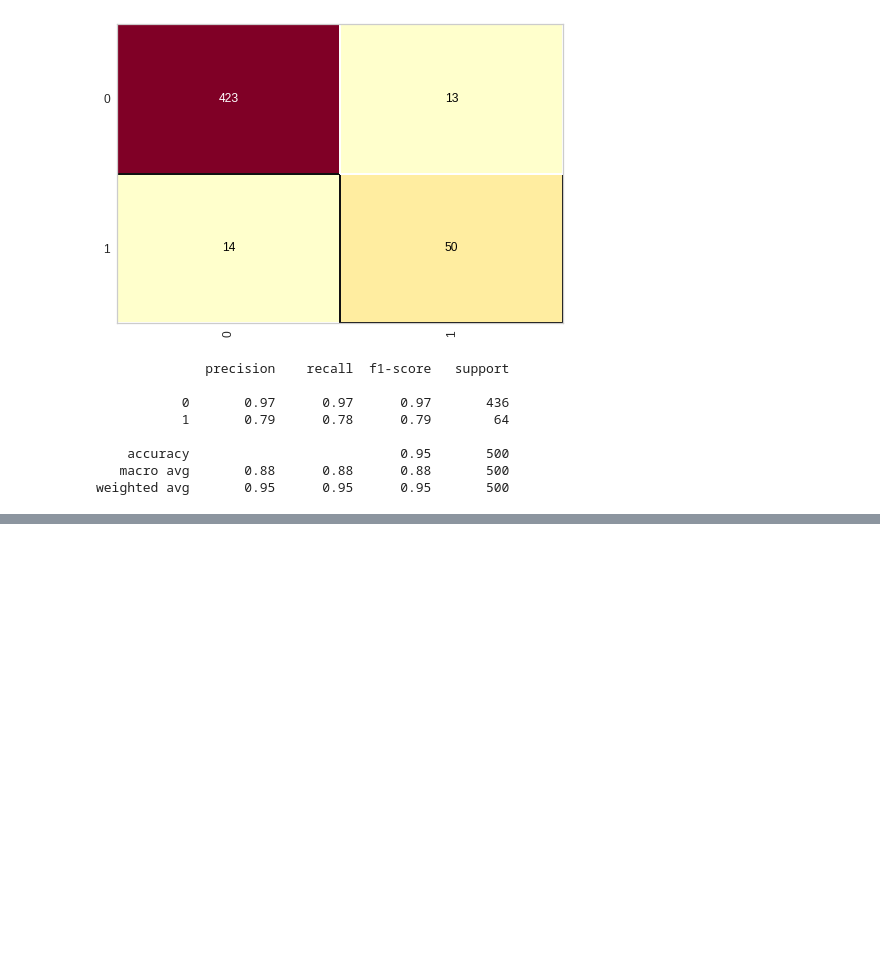
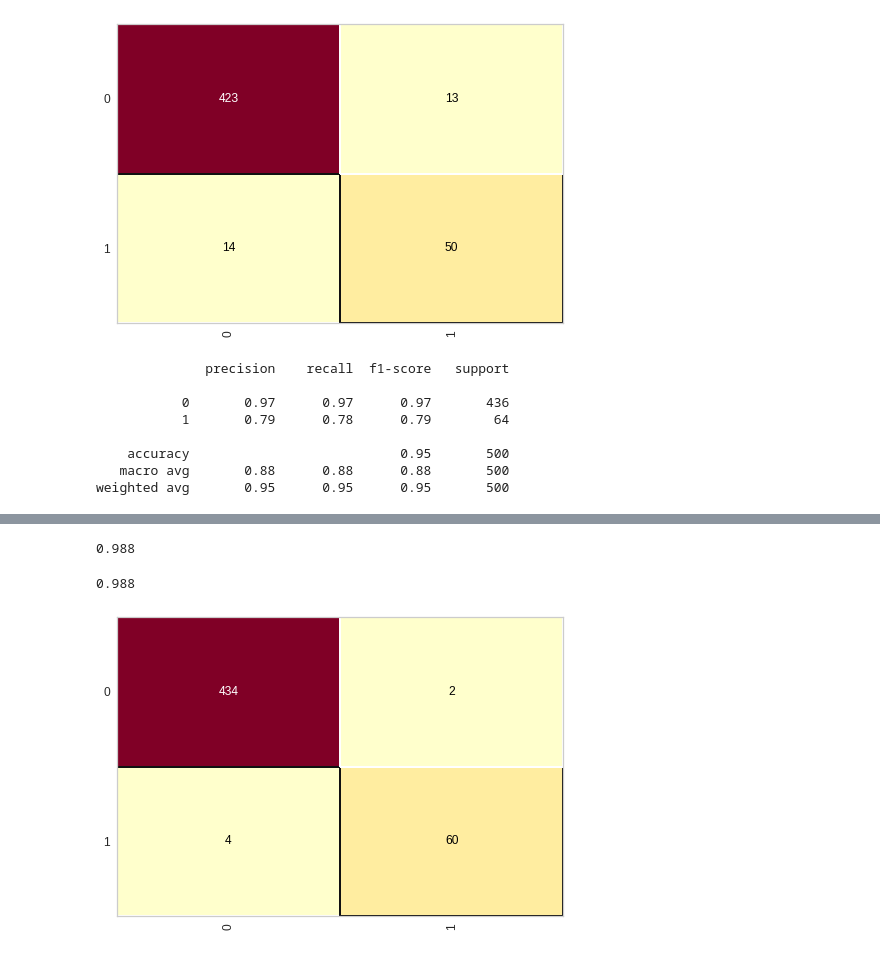
Before and after one commit to LucasMonteiroBastos/Analise-de-Credito---Part-I, a Jupyter notebook: ANALISE_DE_CREDITO_PREDIZER_SE_A_PESSOA_PAGOU_OU_NÃO_O_EMPRÉSTIMO.ipynb, the cells around one changed output, grey strips where cells are left out. Cells and saved outputs as stored; diff of their text form; code cells hidden in the pictures; blank space fills up the shorter version.

```diff
--- a/ANALISE_DE_CREDITO_PREDIZER_SE_A_PESSOA_PAGOU_OU_NÃO_O_EMPRÉSTIMO.ipynb
+++ b/ANALISE_DE_CREDITO_PREDIZER_SE_A_PESSOA_PAGOU_OU_NÃO_O_EMPRÉSTIMO.ipynb
@@ -815,0 +818,9 @@ weighted avg       0.95      0.95      0.95       500
+# %%
+# importando a biblioteca
+from sklearn.svm import SVC
+
+# criando o algoritmo
+svm_credito = SVC(kernel='rbf', random_state=1, C = 2.0)
+
+# fazendo o treinamento
+svm_credito.fit(X_credito_treinamento, y_credito_treinamento)
@@ -815,0 +872,17 @@ weighted avg       0.95      0.95      0.95       500
+# %%
+# analisando a taxa de acerto
+from sklearn.metrics import accuracy_score, classification_report
+
+# comparando
+accuracy_score(y_credito_teste, previsoes)
+# %% [output]
+0.988
+# %%
+# criando a matrix de confusão
+from yellowbrick.classifier import ConfusionMatrix
+cm = ConfusionMatrix(svm_credito)
+cm.fit(X_credito_treinamento, y_credito_treinamento)
+cm.score(X_credito_teste, y_credito_teste)
+# %% [output]
+0.988
+[figure, added]
```
Also changed, not shown: parts of 5 cells of this notebook.
